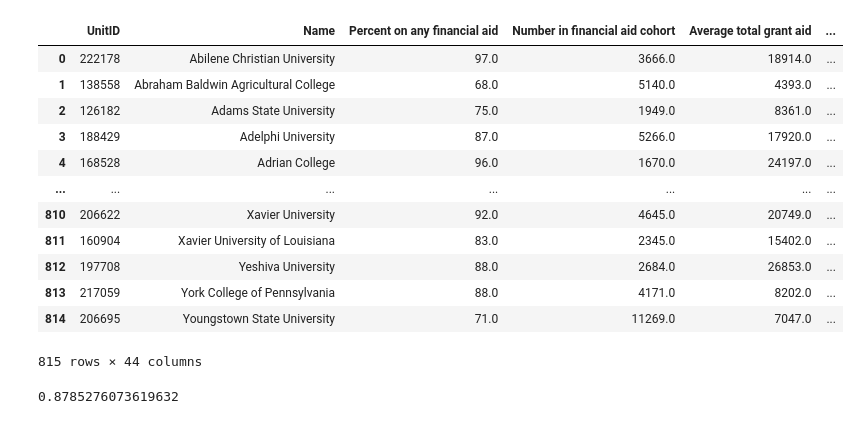
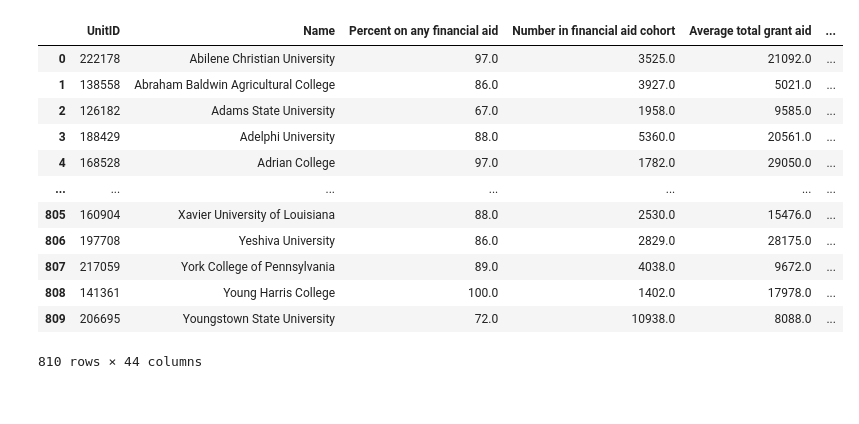
Before and after one commit to belljack17/standardized-testing, a Jupyter notebook: RandomForest.ipynb, the cells around one changed output. Cells and saved outputs as stored; diff of their text form; code cells hidden in the pictures.

```diff
--- a/RandomForest.ipynb
+++ b/RandomForest.ipynb
@@ -1,24 +1,24 @@
 # %%
 import pandas as pd
 
 # read the dataframe
-df_2017 = pd.read_csv('data/IPEDS_2017.csv')
+df_2017 = pd.read_csv('data/IPEDS_2019.csv')
 
 # drop the unnecessary columns
 df_2017.drop('Unnamed: 0', axis = 1, inplace = True)
 
 df_2017
 # %% [output]
 |  | UnitID | Name | Percent on any financial aid | Number in financial aid cohort | Average total grant aid | ... |
-| 0 | 222178 | Abilene Christian University | 97.0 | 3666.0 | 18914.0 | ... |
-| 1 | 138558 | Abraham Baldwin Agricultural College | 68.0 | 5140.0 | 4393.0 | ... |
-| 2 | 126182 | Adams State University | 75.0 | 1949.0 | 8361.0 | ... |
-| 3 | 188429 | Adelphi University | 87.0 | 5266.0 | 17920.0 | ... |
-| 4 | 168528 | Adrian College | 96.0 | 1670.0 | 24197.0 | ... |
+| 0 | 222178 | Abilene Christian University | 97.0 | 3525.0 | 21092.0 | ... |
+| 1 | 138558 | Abraham Baldwin Agricultural College | 86.0 | 3927.0 | 5021.0 | ... |
+| 2 | 126182 | Adams State University | 67.0 | 1958.0 | 9585.0 | ... |
+| 3 | 188429 | Adelphi University | 88.0 | 5360.0 | 20561.0 | ... |
+| 4 | 168528 | Adrian College | 97.0 | 1782.0 | 29050.0 | ... |
 | ... | ... | ... | ... | ... | ... | ... |
-| 810 | 206622 | Xavier University | 92.0 | 4645.0 | 20749.0 | ... |
-| 811 | 160904 | Xavier University of Louisiana | 83.0 | 2345.0 | 15402.0 | ... |
-| 812 | 197708 | Yeshiva University | 88.0 | 2684.0 | 26853.0 | ... |
-| 813 | 217059 | York College of Pennsylvania | 88.0 | 4171.0 | 8202.0 | ... |
-| 814 | 206695 | Youngstown State University | 71.0 | 11269.0 | 7047.0 | ... |
+| 805 | 160904 | Xavier University of Louisiana | 88.0 | 2530.0 | 15476.0 | ... |
+| 806 | 197708 | Yeshiva University | 86.0 | 2829.0 | 28175.0 | ... |
+| 807 | 217059 | York College of Pennsylvania | 89.0 | 4038.0 | 9672.0 | ... |
+| 808 | 141361 | Young Harris College | 100.0 | 1402.0 | 17978.0 | ... |
+| 809 | 206695 | Youngstown State University | 72.0 | 10938.0 | 8088.0 | ... |
-815 rows × 44 columns
+810 rows × 44 columns
@@ -90,7 +24,0 @@ for train_idx, test_idx in kfold.split(x, y):
-# %%
-from sklearn.metrics import accuracy_score
-
-# get accuracy score
-accuracy_score(y_true = y, y_pred = y_pred)
-# %% [output]
-0.8785276073619632
```
Also changed, not shown: parts of 10 cells of this notebook.
